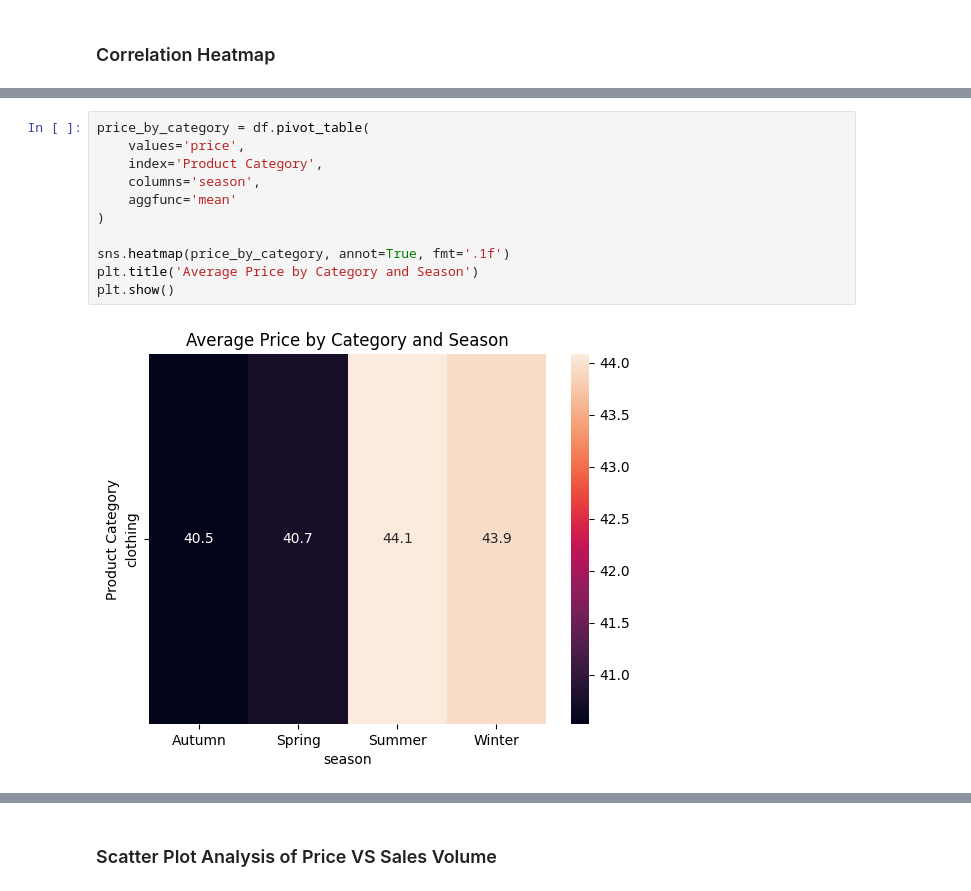
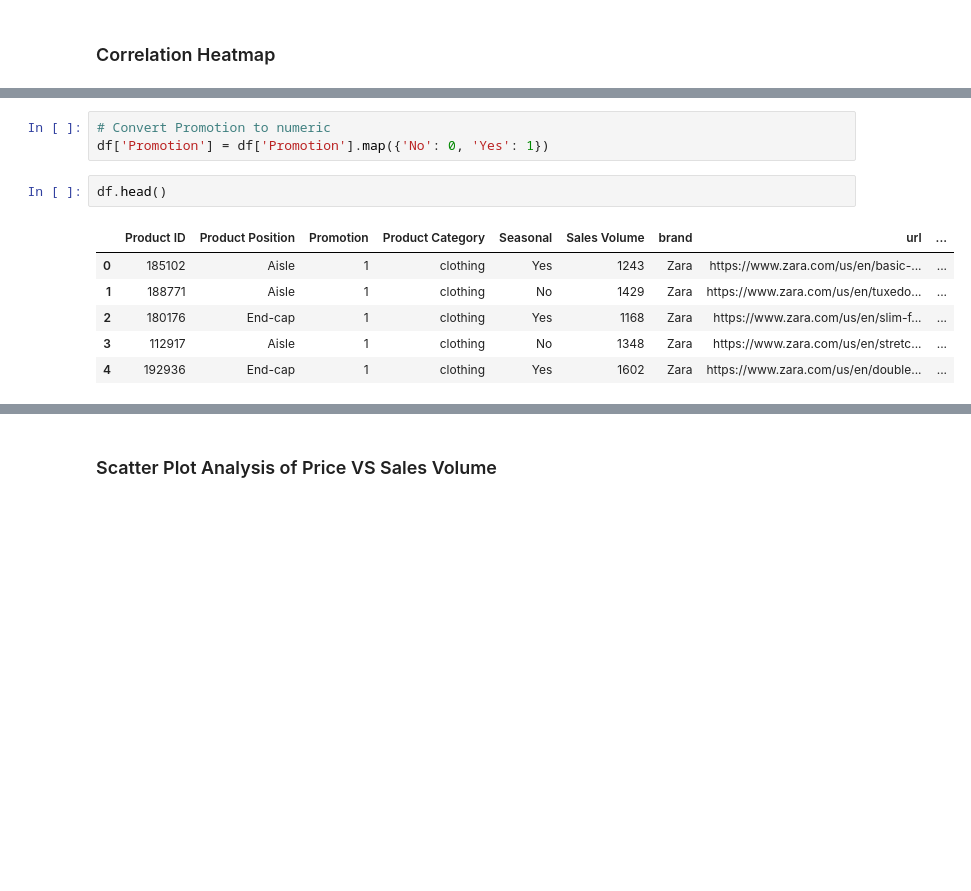
Before and after one commit to priyanshu70-prog/Zara-Sales-EDA, a Jupyter notebook: Zara_EDA.ipynb, the cells around one changed output, grey strips where cells are left out. Saved outputs shown, nothing was run; the diff lists cells and outputs as text; blank space fills up the shorter version.

```diff
--- a/Zara_EDA.ipynb
+++ b/Zara_EDA.ipynb
@@ -243,13 +228,12 @@ plt.show()
-# %%
-price_by_category = df.pivot_table(
-    values='price',
-    index='Product Category',
-    columns='season',
-    aggfunc='mean'
-)
-
-sns.heatmap(price_by_category, annot=True, fmt='.1f')
-plt.title('Average Price by Category and Season')
-plt.show()
-# %% [output]
-[figure, removed]
+# %%
+# Convert Promotion to numeric
+df['Promotion'] = df['Promotion'].map({'No': 0, 'Yes': 1})
+# %%
+df.head()
+# %% [output]
+|  | Product ID | Product Position | Promotion | Product Category | Seasonal | Sales Volume | brand | url | ... |
+| 0 | 185102 | Aisle | 1 | clothing | Yes | 1243 | Zara | https://www.zara.com/us/en/basic-... | ... |
+| 1 | 188771 | Aisle | 1 | clothing | No | 1429 | Zara | https://www.zara.com/us/en/tuxedo... | ... |
+| 2 | 180176 | End-cap | 1 | clothing | Yes | 1168 | Zara | https://www.zara.com/us/en/slim-f... | ... |
+| 3 | 112917 | Aisle | 1 | clothing | No | 1348 | Zara | https://www.zara.com/us/en/stretc... | ... |
+| 4 | 192936 | End-cap | 1 | clothing | Yes | 1602 | Zara | https://www.zara.com/us/en/double... | ... |
```
Also changed, not shown: parts of 2 cells of this notebook.
